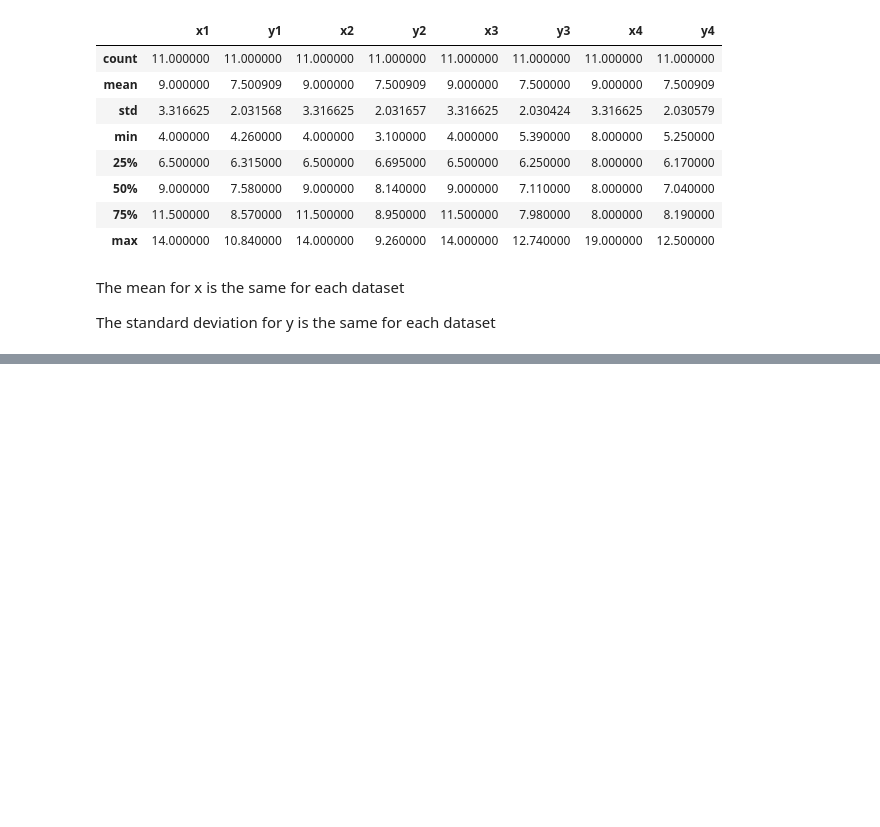
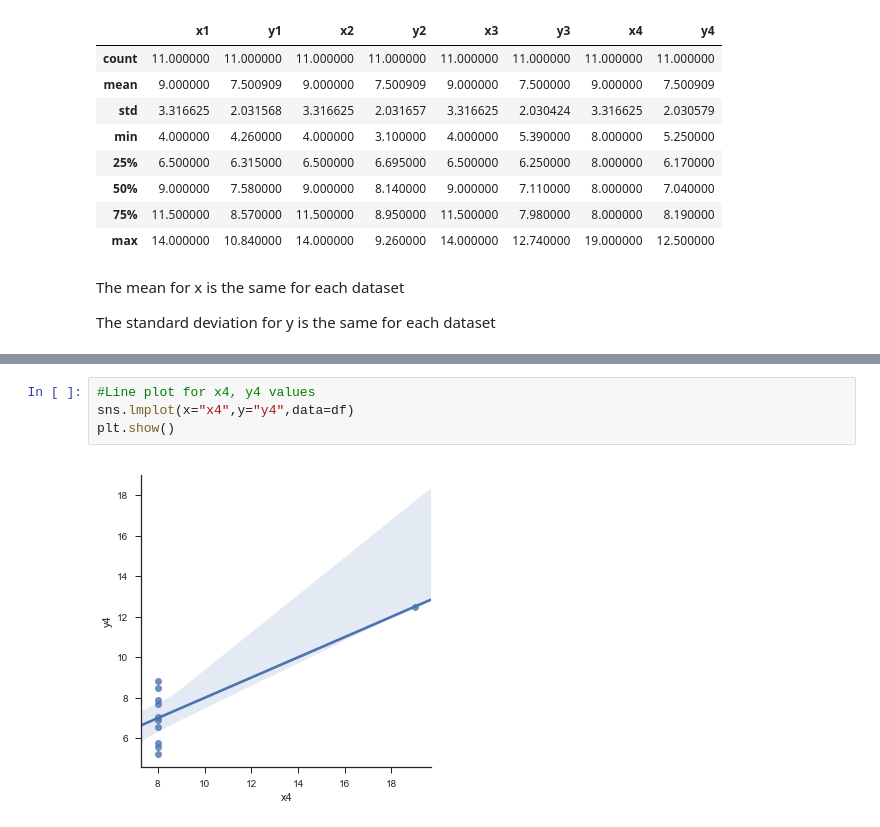
Before and after one commit to GraceAKelly/Anscombe-s-quartet-dataset, a Jupyter notebook: Anscombe’s Quartet Dataset.ipynb, the cells around one changed output, grey strips where cells are left out. Drawn from its saved outputs; the diff is of its cells as text; blank space fills up the shorter version.

```diff
--- a/Anscombe’s Quartet Dataset.ipynb
+++ b/Anscombe’s Quartet Dataset.ipynb
@@ -78,3 +91,9 @@ plt.show()
+# %%
+#Line plot for x4, y4 values
+sns.lmplot(x="x4",y="y4",data=df)
+plt.show()
+# %% [output]
+[figure, added]
 # %%
 sns.pairplot(df)
 plt.show()
```
Also changed, not shown: parts of 4 cells of this notebook.
